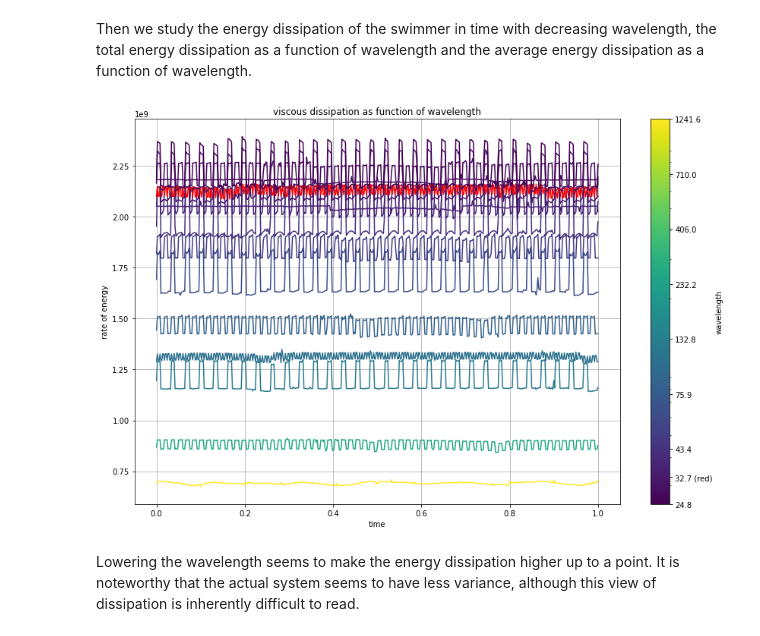
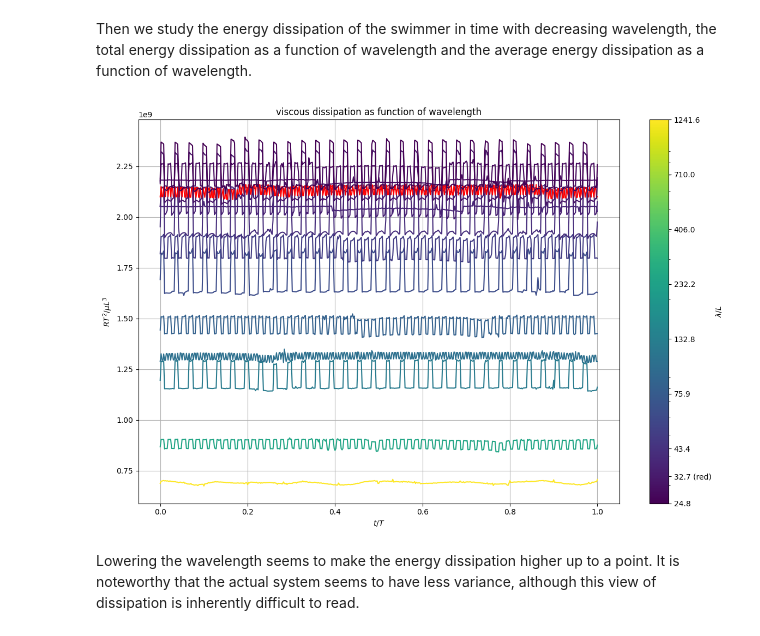
Before and after one commit to Biofluid-Dynamics-Group/cuda-filaments, a Jupyter notebook: analysis/wavelength/wavelength.ipynb, the cells around one changed output. Saved outputs shown, nothing was run; the diff lists cells and outputs as text; code cells hidden in the pictures.

```diff
--- a/analysis/wavelength/wavelength.ipynb
+++ b/analysis/wavelength/wavelength.ipynb
@@ -522,43 +522,43 @@ def plot_energy_dissipation(energy_dissipation, time):
         # Plot dissipation against time
         plt.plot(time, energy_dissipation[N], color=color)
 
-    plt.xlabel('time')
-    plt.ylabel('power')
+    plt.xlabel(r'$t/T$')
+    plt.ylabel(r'$RT^2/\mu L^3$')
     plt.title('viscous dissipation as function of wavelength')
     plt.grid(True)
 
     # Add colorbar
     sm = plt.cm.ScalarMappable(cmap=cmap, norm=norm)
     sm.set_array([])
     cbar = plt.colorbar(sm)
-    cbar.set_label('wavelength')
+    cbar.set_label(r'$\lambda/L$')
 
     # Create logarithmically spaced ticks
     log_min = np.log(min(wavelengths))
     log_max = np.log(max(wavelengths))
     log_ticks = np.linspace(log_min, log_max, 8)
     new_ticks = np.exp(log_ticks)
 
     # Add k=38 wavelength
     wavelength_38 = np.pi * 395.2 / 38
     new_ticks = np.sort(np.append(new_ticks, wavelength_38))
 
     # Create labels
     labels = [f'{t:.1f}' + (
         ' (red)' if np.isclose(t, wavelength_38, rtol=1e-10) else ''
     ) for t in new_ticks]
 
     # Set ticks and labels
     cbar.set_ticks(new_ticks)
     cbar.set_ticklabels(labels)
 
     plt.tight_layout()
     plt.show()
 
 # Plot the energy dissipation vs time
 plot_energy_dissipation(energy_dissipation, time)
 # %% [output]
-[figure, old version]
+[figure, new version]
 # %% [markdown]
 Lowering the wavelength seems to make the energy dissipation higher up to a point. It is noteworthy that the actual system seems to have less variance, although this view of dissipation is inherently difficult to read.
 # %% [markdown]
```
Also changed, not shown: parts of 8 cells of this notebook, 1 other file.
